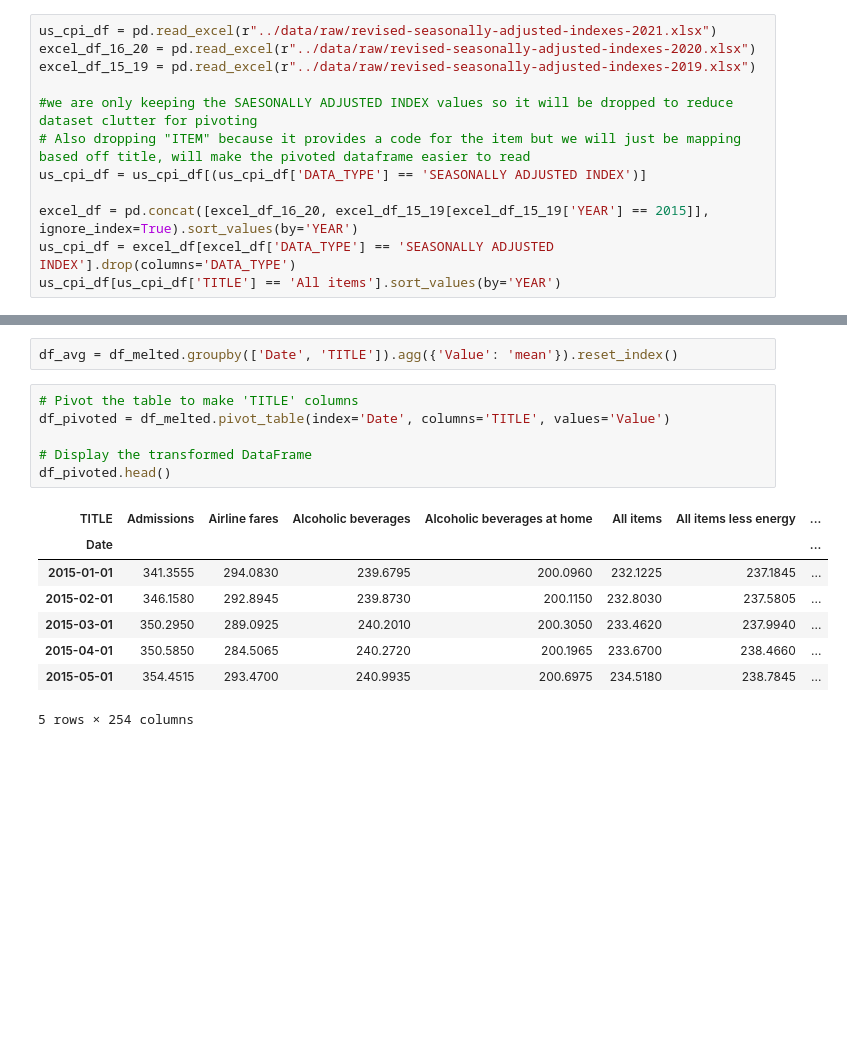
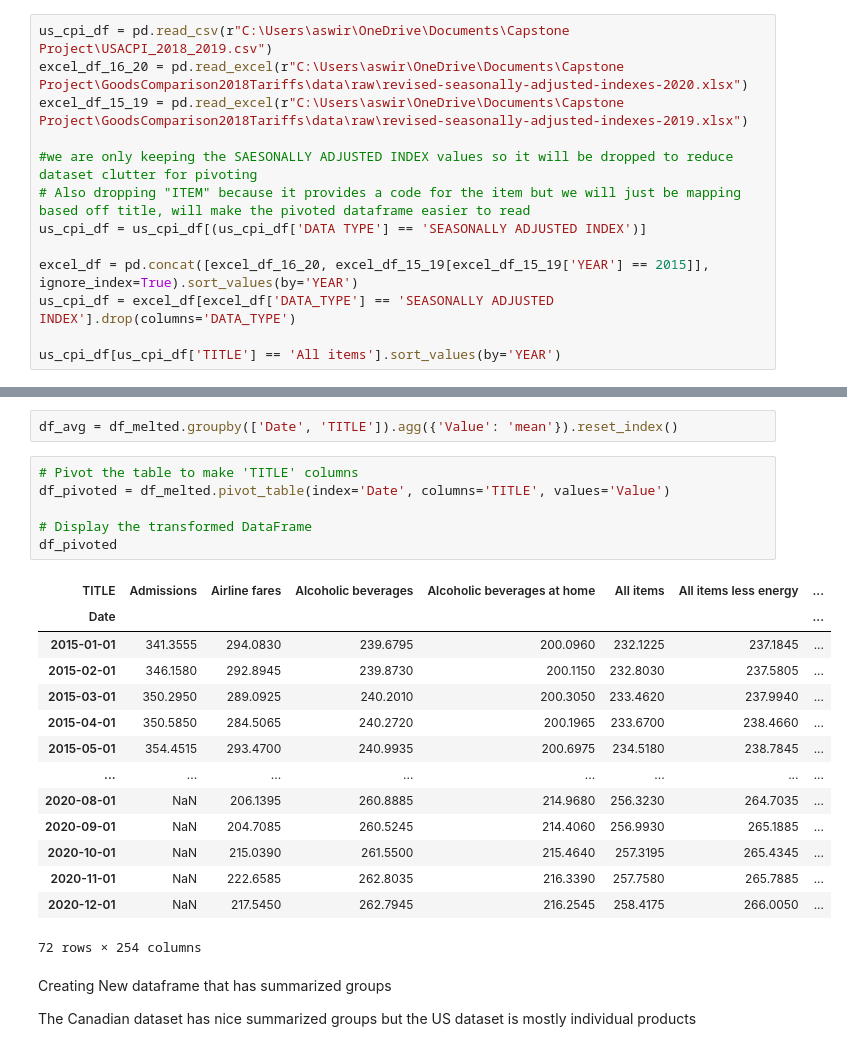
Before and after one commit to MADS-Lions/GoodsComparison2018Tariffs, a Jupyter notebook: notebooks/Modelling - US_arima_forecasts.ipynb, the cells around one changed output, grey strips where cells are left out. Drawn from its saved outputs; the diff is of its cells as text; blank space fills up the shorter version.

```diff
--- a/notebooks/Modelling - US_arima_forecasts.ipynb
+++ b/notebooks/Modelling - US_arima_forecasts.ipynb
@@ -21,14 +4,15 @@ from models import arima_model, plot_arima_results, plot_pacf_for_arima
 # %%
-us_cpi_df = pd.read_excel(r"../data/raw/revised-seasonally-adjusted-indexes-2021.xlsx")
-excel_df_16_20 = pd.read_excel(r"../data/raw/revised-seasonally-adjusted-indexes-2020.xlsx")
-excel_df_15_19 = pd.read_excel(r"../data/raw/revised-seasonally-adjusted-indexes-2019.xlsx")
+us_cpi_df = pd.read_csv(r"C:\Users\aswir\OneDrive\Documents\Capstone Project\USACPI_2018_2019.csv")
+excel_df_16_20 = pd.read_excel(r"C:\Users\aswir\OneDrive\Documents\Capstone Project\GoodsComparison2018Tariffs\data\raw\revised-seasonally-adjusted-indexes-2020.xlsx")
+excel_df_15_19 = pd.read_excel(r"C:\Users\aswir\OneDrive\Documents\Capstone Project\GoodsComparison2018Tariffs\data\raw\revised-seasonally-adjusted-indexes-2019.xlsx")
 
 #we are only keeping the SAESONALLY ADJUSTED INDEX values so it will be dropped to reduce dataset clutter for pivoting
 # Also dropping "ITEM" because it provides a code for the item but we will just be mapping based off title, will make the pivoted dataframe easier to read
-us_cpi_df = us_cpi_df[(us_cpi_df['DATA_TYPE'] == 'SEASONALLY ADJUSTED INDEX')]
+us_cpi_df = us_cpi_df[(us_cpi_df['DATA TYPE'] == 'SEASONALLY ADJUSTED INDEX')]
 
 excel_df = pd.concat([excel_df_16_20, excel_df_15_19[excel_df_15_19['YEAR'] == 2015]], ignore_index=True).sort_values(by='YEAR')
 us_cpi_df = excel_df[excel_df['DATA_TYPE'] == 'SEASONALLY ADJUSTED INDEX'].drop(columns='DATA_TYPE')
+
 us_cpi_df[us_cpi_df['TITLE'] == 'All items'].sort_values(by='YEAR')
 # %% [output]
 |  | ITEM | TITLE | seriesid | YEAR | JAN | FEB | MAR | APR | MAY | JUN | JUL | ... |
@@ -76,16 +60,26 @@ df_avg = df_melted.groupby(['Date', 'TITLE']).agg({'Value': 'mean'}).reset_index
 # %%
 # Pivot the table to make 'TITLE' columns
 df_pivoted = df_melted.pivot_table(index='Date', columns='TITLE', values='Value')
 
 # Display the transformed DataFrame
-df_pivoted.head()
+df_pivoted
 # %% [output]
 | TITLE | Admissions | Airline fares | Alcoholic beverages | Alcoholic beverages at home | All items | All items less energy | ... |
 | Date |  |  |  |  |  |  | ... |
 | 2015-01-01 | 341.3555 | 294.0830 | 239.6795 | 200.0960 | 232.1225 | 237.1845 | ... |
 | 2015-02-01 | 346.1580 | 292.8945 | 239.8730 | 200.1150 | 232.8030 | 237.5805 | ... |
 | 2015-03-01 | 350.2950 | 289.0925 | 240.2010 | 200.3050 | 233.4620 | 237.9940 | ... |
 | 2015-04-01 | 350.5850 | 284.5065 | 240.2720 | 200.1965 | 233.6700 | 238.4660 | ... |
 | 2015-05-01 | 354.4515 | 293.4700 | 240.9935 | 200.6975 | 234.5180 | 238.7845 | ... |
+| ... | ... | ... | ... | ... | ... | ... | ... |
+| 2020-08-01 | NaN | 206.1395 | 260.8885 | 214.9680 | 256.3230 | 264.7035 | ... |
+| 2020-09-01 | NaN | 204.7085 | 260.5245 | 214.4060 | 256.9930 | 265.1885 | ... |
+| 2020-10-01 | NaN | 215.0390 | 261.5500 | 215.4640 | 257.3195 | 265.4345 | ... |
+| 2020-11-01 | NaN | 222.6585 | 262.8035 | 216.3390 | 257.7580 | 265.7885 | ... |
+| 2020-12-01 | NaN | 217.5450 | 262.7945 | 216.2545 | 258.4175 | 266.0050 | ... |
-5 rows × 254 columns
+72 rows × 254 columns
+# %% [markdown]
+Creating New dataframe that has summarized groups
+
+The Canadian dataset has nice summarized groups but the US dataset is mostly individual products
 # %%
```
Also changed, not shown: parts of 14 cells of this notebook, 4 other files.
